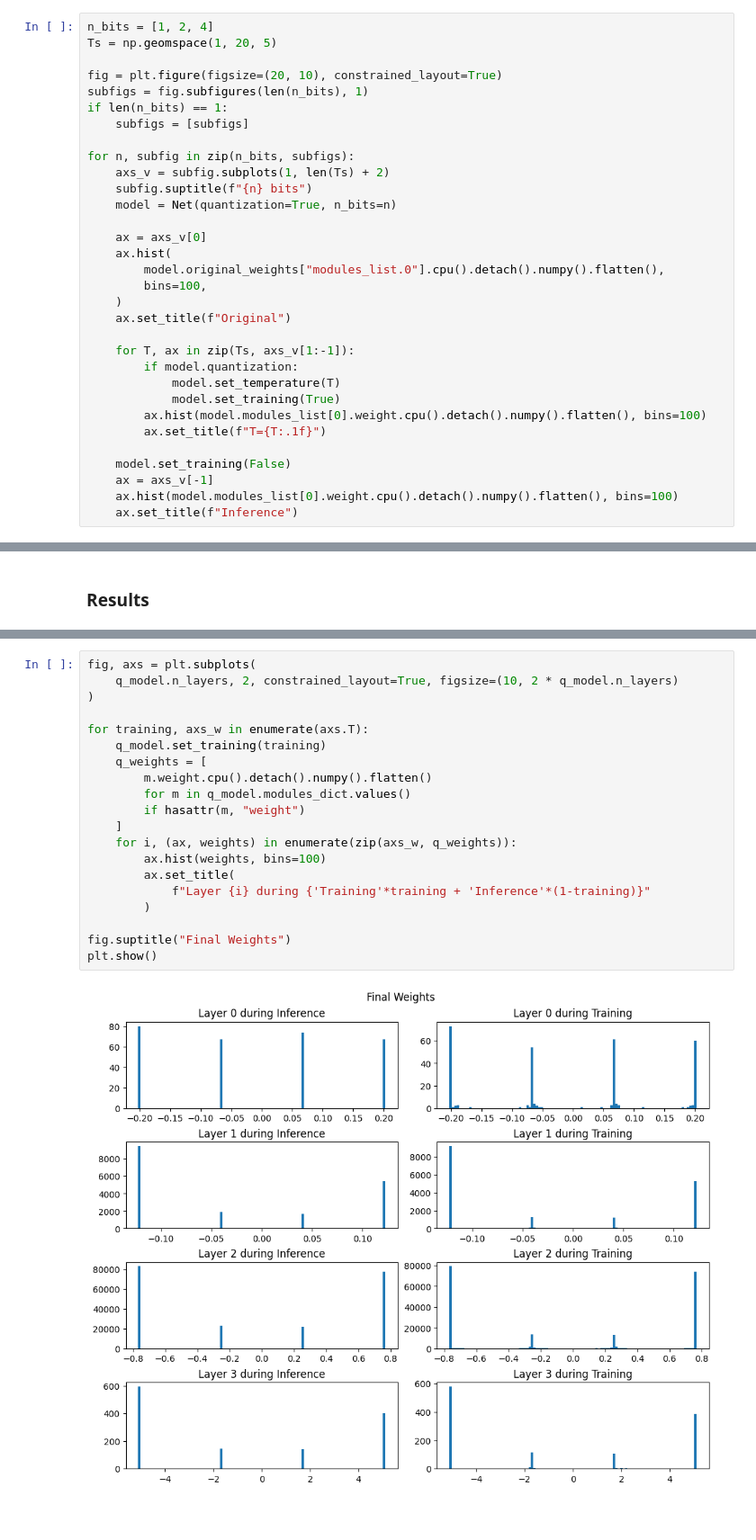
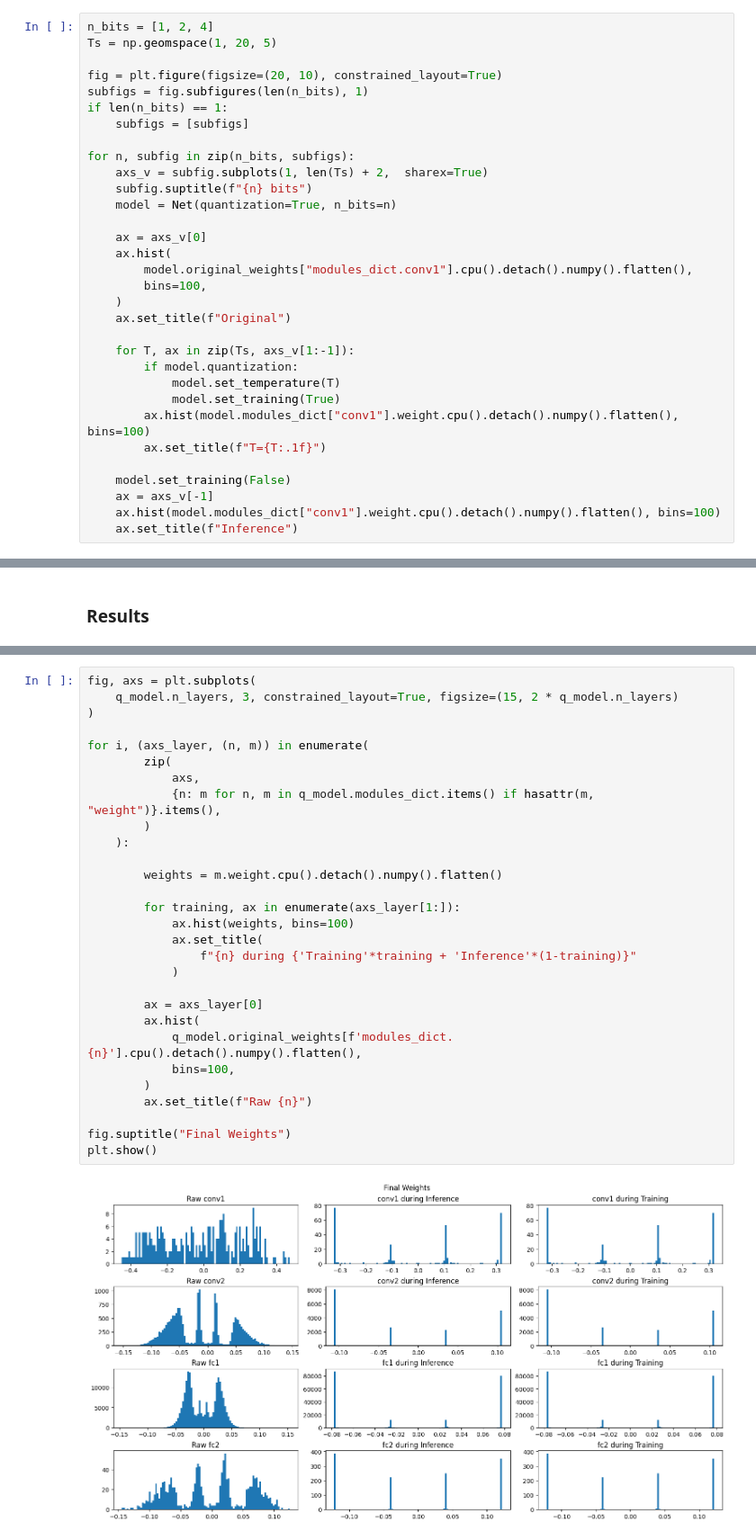
Before and after one commit to GabrielBena/alibabacloud-quantization-networks, a Jupyter notebook: mnist.ipynb, the cells around one changed output, grey strips where cells are left out. Shown at 90% size. Saved outputs shown, nothing was run; the diff lists cells and outputs as text; blank space fills up the shorter version.

Commit message:
model comparison

```diff
--- a/mnist.ipynb
+++ b/mnist.ipynb
@@ -137,13 +135,13 @@ if len(n_bits) == 1:
     subfigs = [subfigs]
 
 for n, subfig in zip(n_bits, subfigs):
-    axs_v = subfig.subplots(1, len(Ts) + 2)
+    axs_v = subfig.subplots(1, len(Ts) + 2,  sharex=True)
     subfig.suptitle(f"{n} bits")
     model = Net(quantization=True, n_bits=n)
 
     ax = axs_v[0]
     ax.hist(
-        model.original_weights["modules_list.0"].cpu().detach().numpy().flatten(),
+        model.original_weights["modules_dict.conv1"].cpu().detach().numpy().flatten(),
         bins=100,
     )
     ax.set_title(f"Original")
@@ -152,11 +150,11 @@ for n, subfig in zip(n_bits, subfigs):
         if model.quantization:
             model.set_temperature(T)
             model.set_training(True)
-        ax.hist(model.modules_list[0].weight.cpu().detach().numpy().flatten(), bins=100)
+        ax.hist(model.modules_dict["conv1"].weight.cpu().detach().numpy().flatten(), bins=100)
         ax.set_title(f"T={T:.1f}")
 
     model.set_training(False)
     ax = axs_v[-1]
-    ax.hist(model.modules_list[0].weight.cpu().detach().numpy().flatten(), bins=100)
+    ax.hist(model.modules_dict["conv1"].weight.cpu().detach().numpy().flatten(), bins=100)
     ax.set_title(f"Inference")
 # %% [output]
@@ -364,22 +361,31 @@ for metric, axs_m in zip(["losses", "accs"], axs):
 # %%
 fig, axs = plt.subplots(
-    q_model.n_layers, 2, constrained_layout=True, figsize=(10, 2 * q_model.n_layers)
+    q_model.n_layers, 3, constrained_layout=True, figsize=(15, 2 * q_model.n_layers)
 )
 
-for training, axs_w in enumerate(axs.T):
-    q_model.set_training(training)
-    q_weights = [
-        m.weight.cpu().detach().numpy().flatten()
-        for m in q_model.modules_dict.values()
-        if hasattr(m, "weight")
-    ]
-    for i, (ax, weights) in enumerate(zip(axs_w, q_weights)):
-        ax.hist(weights, bins=100)
-        ax.set_title(
-            f"Layer {i} during {'Training'*training + 'Inference'*(1-training)}"
+for i, (axs_layer, (n, m)) in enumerate(
+        zip(
+            axs,
+            {n: m for n, m in q_model.modules_dict.items() if hasattr(m, "weight")}.items(),
         )
+    ):
+
+        weights = m.weight.cpu().detach().numpy().flatten()
+
+        for training, ax in enumerate(axs_layer[1:]):
+            ax.hist(weights, bins=100)
+            ax.set_title(
+                f"{n} during {'Training'*training + 'Inference'*(1-training)}"
+            )
+
+        ax = axs_layer[0]
+        ax.hist(
+            q_model.original_weights[f'modules_dict.{n}'].cpu().detach().numpy().flatten(),
+            bins=100,
+        )
+        ax.set_title(f"Raw {n}")
 
 fig.suptitle("Final Weights")
 plt.show()
 # %% [output]
-[figure, old version]
+[figure, new version]
```
Also changed, not shown: parts of 5 cells of this notebook.
